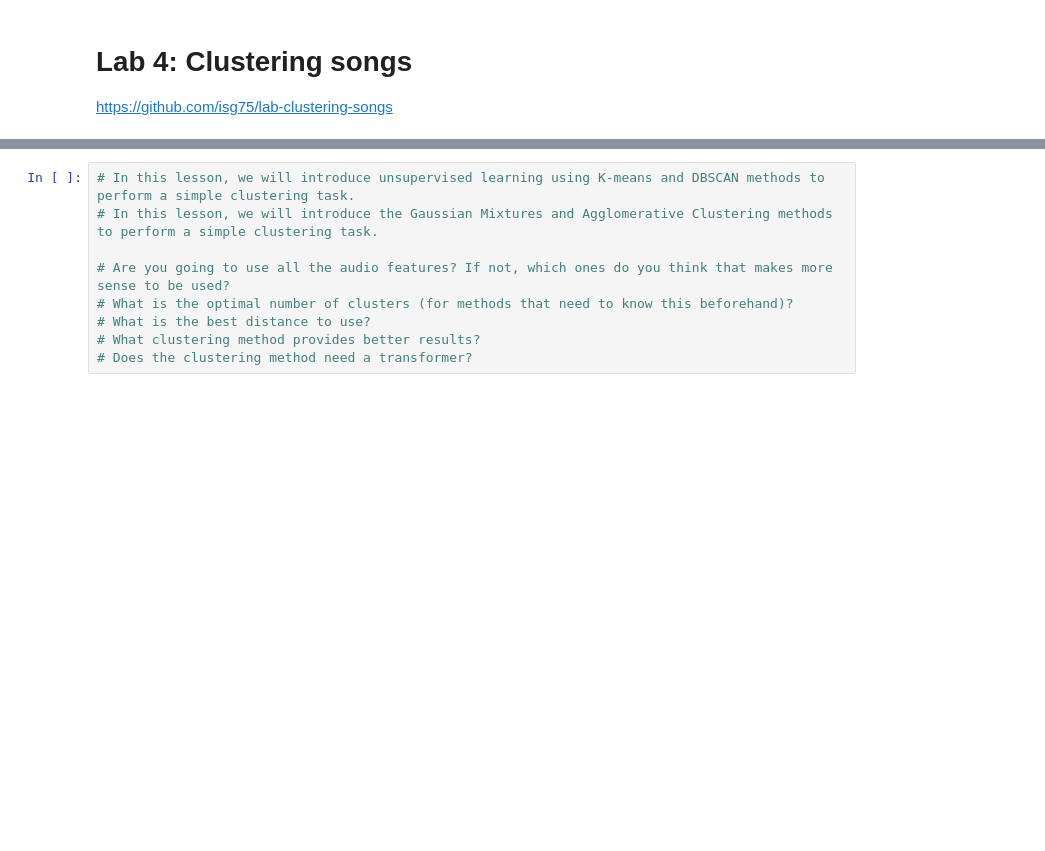
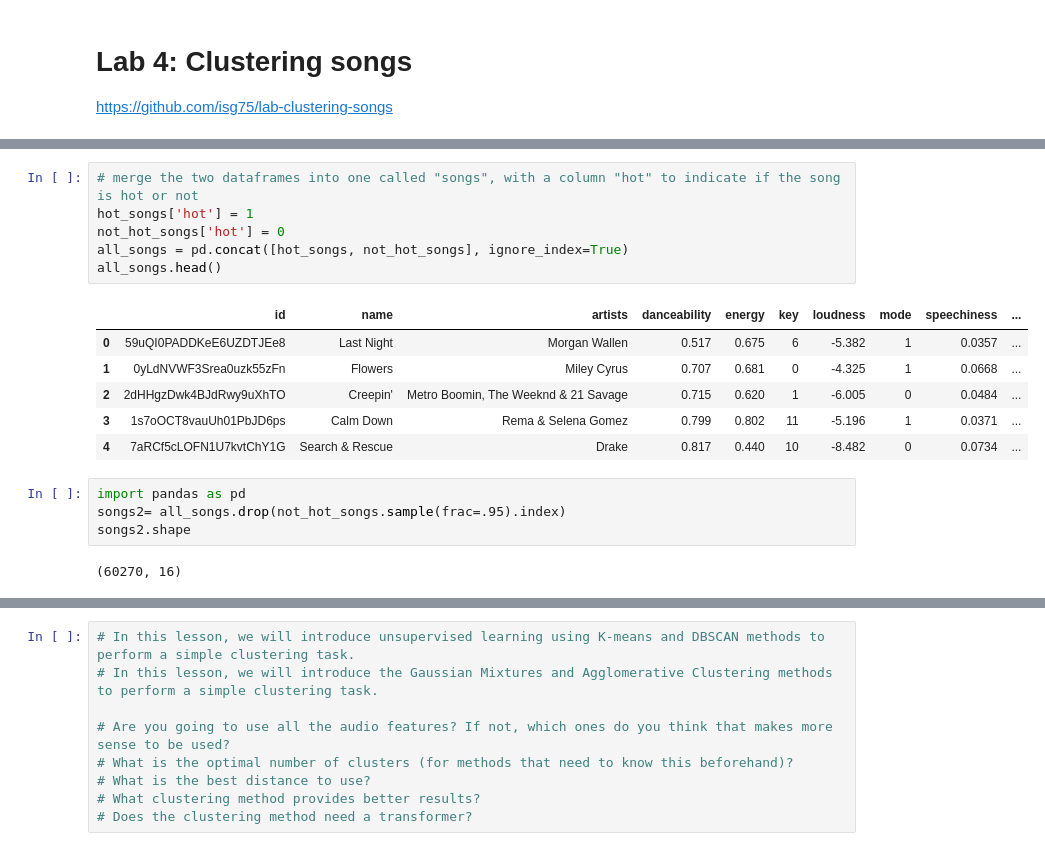
Before and after one commit to ralphmartynward/ironhack_06_song-recommender, a Jupyter notebook: song_recommender.ipynb, the cells around one changed output, grey strips where cells are left out. Cells and saved outputs as stored; diff of their text form; blank space fills up the shorter version.

```diff
--- a/song_recommender.ipynb
+++ b/song_recommender.ipynb
@@ -252,0 +277,19 @@ not_hot_songs = pd.read_csv('/content/drive/My Drive/ironhack/song_recommender/d
+# %%
+# merge the two dataframes into one called "songs", with a column "hot" to indicate if the song is hot or not
+hot_songs['hot'] = 1
+not_hot_songs['hot'] = 0
+all_songs = pd.concat([hot_songs, not_hot_songs], ignore_index=True)
+all_songs.head()
+# %% [output]
+|  | id | name | artists | danceability | energy | key | loudness | mode | speechiness | ... |
+| 0 | 59uQI0PADDKeE6UZDTJEe8 | Last Night | Morgan Wallen | 0.517 | 0.675 | 6 | -5.382 | 1 | 0.0357 | ... |
+| 1 | 0yLdNVWF3Srea0uzk55zFn | Flowers | Miley Cyrus | 0.707 | 0.681 | 0 | -4.325 | 1 | 0.0668 | ... |
+| 2 | 2dHHgzDwk4BJdRwy9uXhTO | Creepin' | Metro Boomin, The Weeknd & 21 Savage | 0.715 | 0.620 | 1 | -6.005 | 0 | 0.0484 | ... |
+| 3 | 1s7oOCT8vauUh01PbJD6ps | Calm Down | Rema & Selena Gomez | 0.799 | 0.802 | 11 | -5.196 | 1 | 0.0371 | ... |
+| 4 | 7aRCf5cLOFN1U7kvtChY1G | Search & Rescue | Drake | 0.817 | 0.440 | 10 | -8.482 | 0 | 0.0734 | ... |
+# %%
+import pandas as pd
+songs2= all_songs.drop(not_hot_songs.sample(frac=.95).index)
+songs2.shape
+# %% [output]
+(60270, 16)
```
Also changed, not shown: parts of 23 cells of this notebook, 40 other files.
